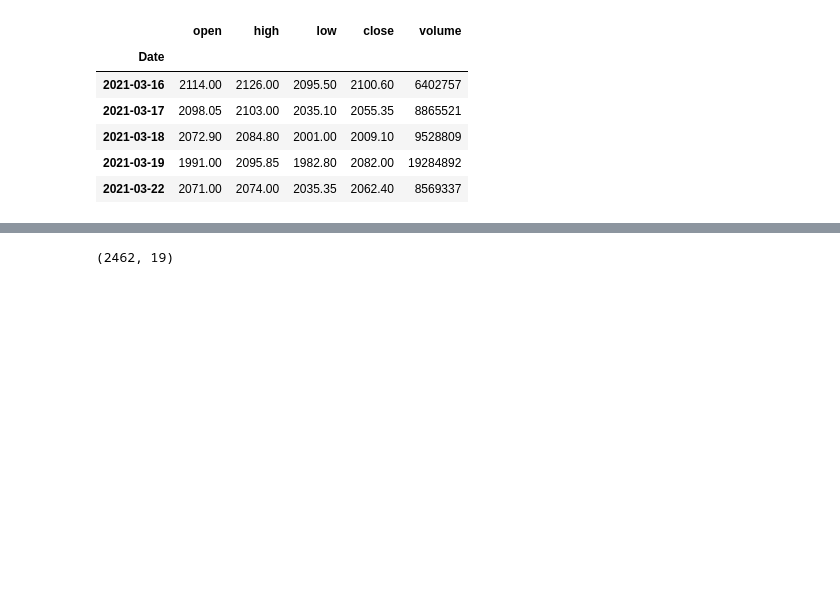
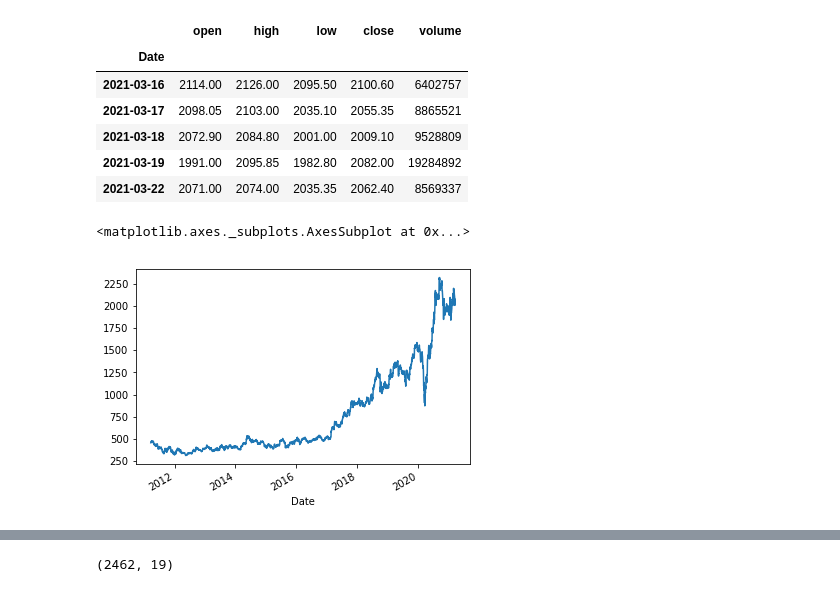
Before and after one commit to prodipta/ml-finance, a Jupyter notebook: random_forest/random_forest.ipynb, the cells around one changed output, grey strips where cells are left out. Drawn from its saved outputs; the diff is of its cells as text; code cells hidden in the pictures; blank space fills up the shorter version.

```diff
--- a/random_forest/random_forest.ipynb
+++ b/random_forest/random_forest.ipynb
@@ -137,6 +137,11 @@ df.tail()
 | 2021-03-18 | 2072.90 | 2084.80 | 2001.00 | 2009.10 | 9528809 |
 | 2021-03-19 | 1991.00 | 2095.85 | 1982.80 | 2082.00 | 19284892 |
 | 2021-03-22 | 2071.00 | 2074.00 | 2035.35 | 2062.40 | 8569337 |
+# %%
+df.close.plot()
+# %% [output]
+<matplotlib.axes._subplots.AxesSubplot at 0x...>
+[figure, added]
 # %%
 # now let's generate the features. We will use TA-lib - a C library for technical indicators
 # to generate features for out data
```
